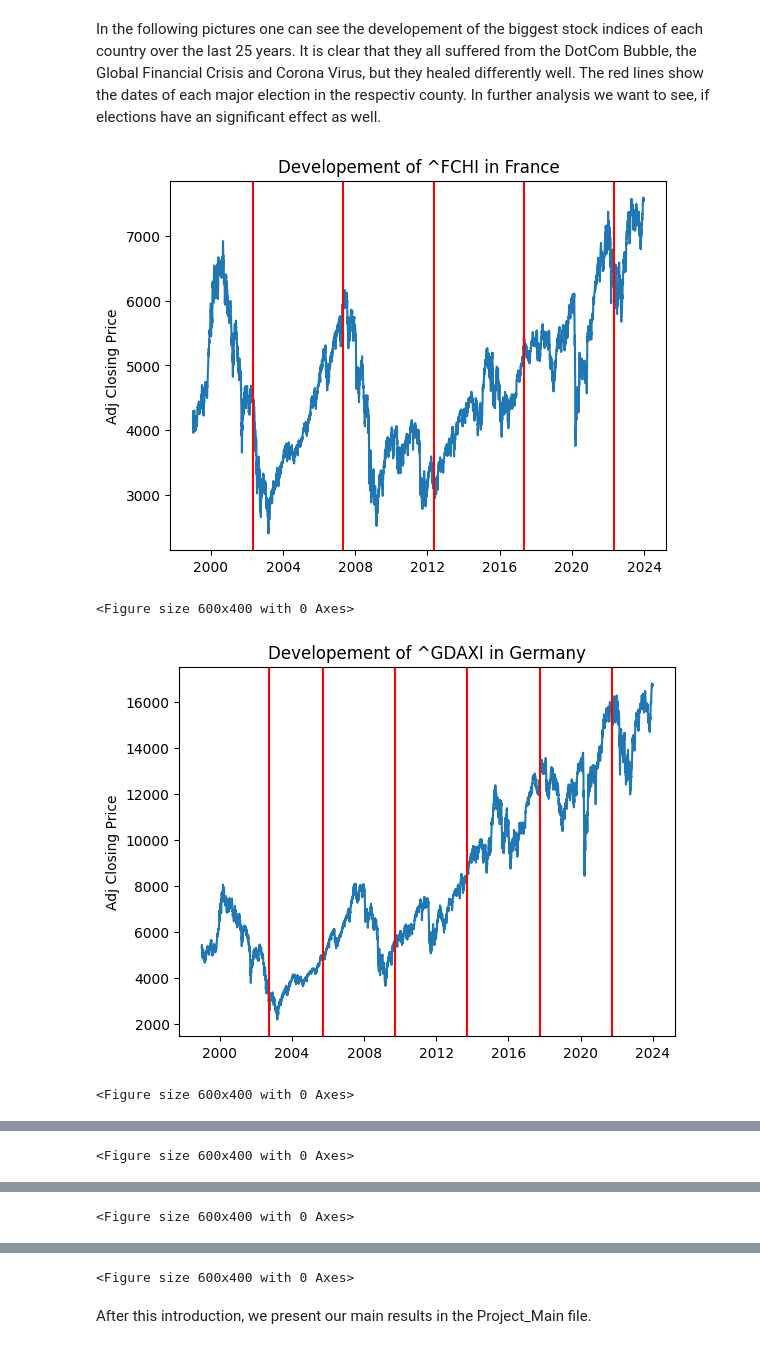
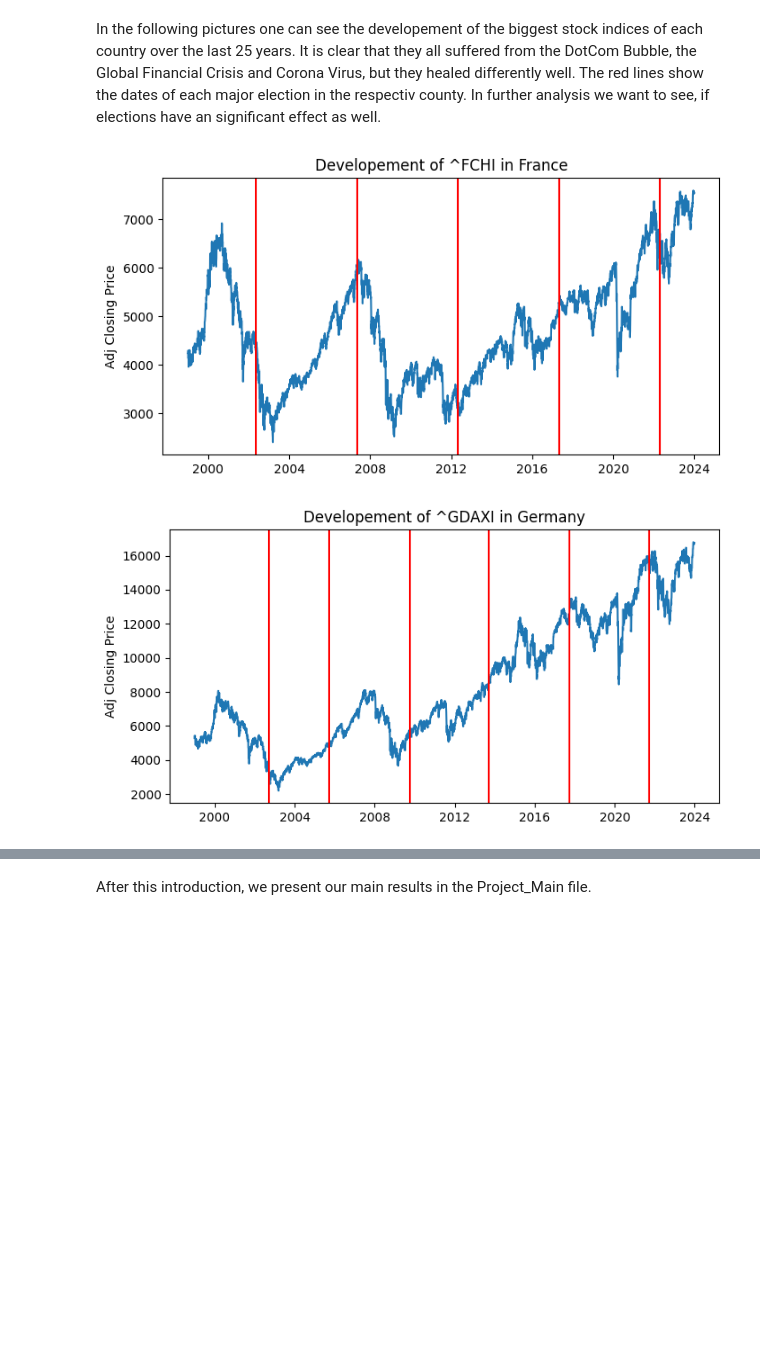
Before and after one commit to RafaelMeiri/Elections_Project, a Jupyter notebook: Introduction.ipynb, the cells around one changed output, grey strips where cells are left out. Drawn from its saved outputs; the diff is of its cells as text; code cells hidden in the pictures; blank space fills up the shorter version.

```diff
--- a/Introduction.ipynb
+++ b/Introduction.ipynb
@@ -22,7 +22,7 @@ elec_data_unfiltered['Date'] = pd.to_datetime(elec_data_unfiltered['Date'], erro
 
 # filter elction data to only use last 25 years
 last_25_years = pd.to_datetime('today') - pd.DateOffset(years=25)
-elec_data = elec_data_unfiltered[elec_data_unfiltered['Date'] > last_25_years]
+elec_data = elec_data_unfiltered[elec_data_unfiltered['Date'] > last_25_years].copy()
 
 # give an index to the spectrum
 spectrum_mapping = {"left": -2, "centre-left": -1, "centre": 0, "centre-right": 1, "right": 2}
@@ -34,5 +34,11 @@ elec_data["Close_Index"] = elec_data["Close"].map(close_mapping)
 
 # Adding indexes of the countries stocks
 stock_mapping = {'UK':'^FTSE', 'Germany':'^GDAXI', 'Italy':'FTSEMIB.MI', 'France':'^FCHI', 'Spain':'^IBEX'}
-elec_data['Stock_Index'] = elec_data['Country'].map(stock_mapping)
+elec_data['Index'] = elec_data['Country'].map(stock_mapping)
+
+# Reorder the columns
+elec_data = elec_data[['Date','Country','Index','Spectrum','Spec_Index','Close','Close_Index','Party','Share','Winner']]
+
+# example of the first 10 entries
+elec_data.head(10)
 # %% [output]
@@ -86,6 +74,12 @@ stock_data_i['Country'] = stock_data_i['Index'].map(index_to_country)
 # make date a key instead of index and set it to datetime
 stock_data = stock_data_i.reset_index()
 stock_data['Date'] = pd.to_datetime(stock_data['Date'])
+
+# Reorder the columns
+stock_data = stock_data[['Date', 'Country', 'Index', 'Open', 'Close', 'Adj Close', 'High', 'Low', 'Volume']]
+
+# example of the first 10 entries
+stock_data.head(10)
 # %% [output]
 [*********************100%%**********************]  1 of 1 completed
 [*********************100%%**********************]  1 of 1 completed
@@ -119,10 +110,10 @@ percentages = (country_counts / country_totals) * 100
 # Plot bar charts of the election spectrum for each country
 for country in elec_data['Country'].unique():
     country_data = percentages.loc[country]
+    plt.figure(figsize=(8, 4))
     plt.bar(country_data.index, country_data, color=['blue'])
     plt.ylabel('Percentage')
     plt.title(f'Percentage of Spectrum in {country}')
     plt.ylim(0, 100)
-    plt.figure(figsize=(6, 4))
     plt.show()
 # %% [output]
@@ -141,20 +127,18 @@ In the following pictures one can see the developement of the biggest stock indi
 # %%
 grouped_data = stock_data.groupby('Country')
 specific_dates = elec_data.groupby('Country')['Date'].unique().apply(list).to_dict()
 
 # plot line charts of the stock markets for each country
 for country, country_data in grouped_data:
+    plt.figure(figsize=(8, 4))
     plt.plot(country_data['Date'], country_data['Adj Close'])
     # add vertical line for the elections in each country
     if country in specific_dates:
         for date in specific_dates[country]:
             plt.axvline(x=pd.to_datetime(date), color='red')
     plt.ylabel('Adj Closing Price')
     plt.title(f'Developement of {country_data['Index'].iloc[0]} in {country}')
-    plt.figure(figsize=(6, 4))
     plt.show()
 # %% [output]
-[figure, old version]
+[figure, new version]
-<Figure size 600x400 with 0 Axes>
-[figure, old version]
+[figure, new version]
-<Figure size 600x400 with 0 Axes>
@@ -162 +145,0 @@ for country, country_data in grouped_data:
-<Figure size 600x400 with 0 Axes>
@@ -164 +146,0 @@ for country, country_data in grouped_data:
-<Figure size 600x400 with 0 Axes>
@@ -166,3 +148,2 @@ for country, country_data in grouped_data:
-<Figure size 600x400 with 0 Axes>
 # %% [markdown]
 After this introduction, we present our main results in the Project_Main file.
```
Also changed, not shown: parts of 6 cells of this notebook, 1 other file.
